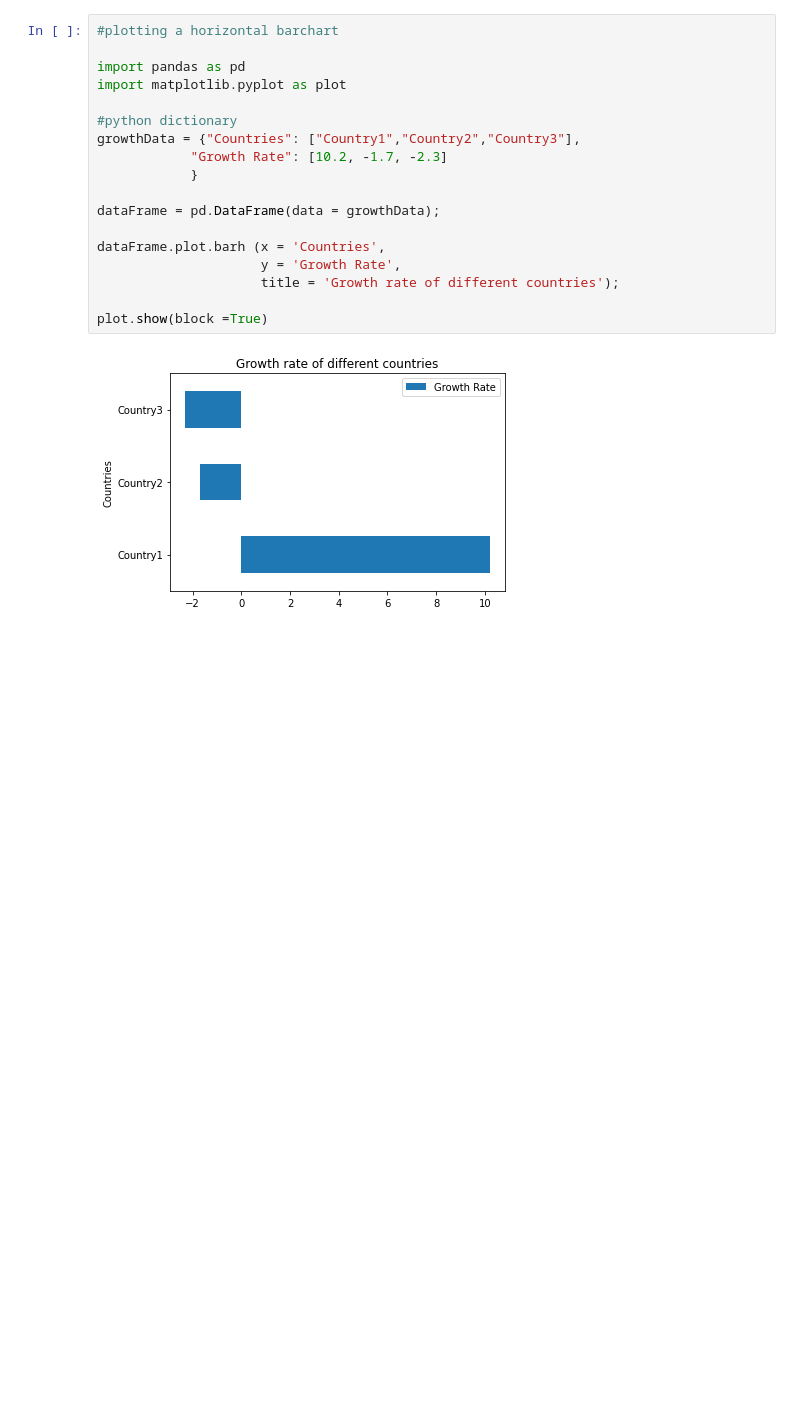
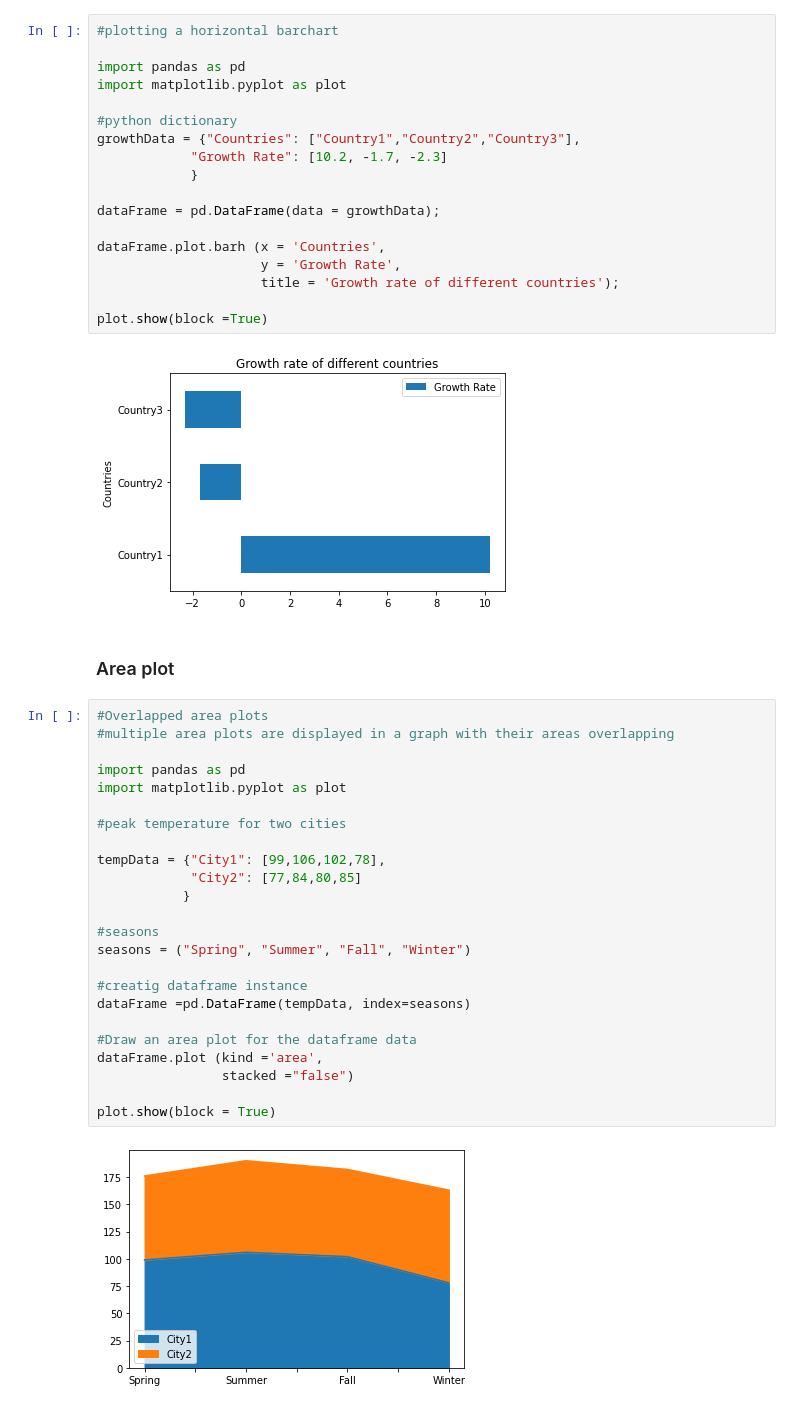
Before and after one commit to Njeri-Gitome/DS_Track, a Jupyter notebook: Data_Types_&_Data_Wrangling.ipynb, the cells around one changed output. Saved outputs shown, nothing was run; the diff lists cells and outputs as text; blank space fills up the shorter version.

```diff
--- a/Data_Types_&_Data_Wrangling.ipynb
+++ b/Data_Types_&_Data_Wrangling.ipynb
@@ -359,3 +359,31 @@ dataFrame.plot.barh (x = 'Countries',
 plot.show(block =True)
 # %% [output]
 [figure]
+# %% [markdown]
+### Area plot
+# %%
+#Overlapped area plots
+#multiple area plots are displayed in a graph with their areas overlapping
+
+import pandas as pd
+import matplotlib.pyplot as plot
+
+#peak temperature for two cities
+
+tempData = {"City1": [99,106,102,78],
+            "City2": [77,84,80,85]
+           }
+
+#seasons
+seasons = ("Spring", "Summer", "Fall", "Winter")
+
+#creatig dataframe instance
+dataFrame =pd.DataFrame(tempData, index=seasons)
+
+#Draw an area plot for the dataframe data
+dataFrame.plot (kind ='area',
+                stacked ="false")
+
+plot.show(block = True)
+# %% [output]
+[figure, added]
```
Also changed, not shown: parts of 3 cells of this notebook.
